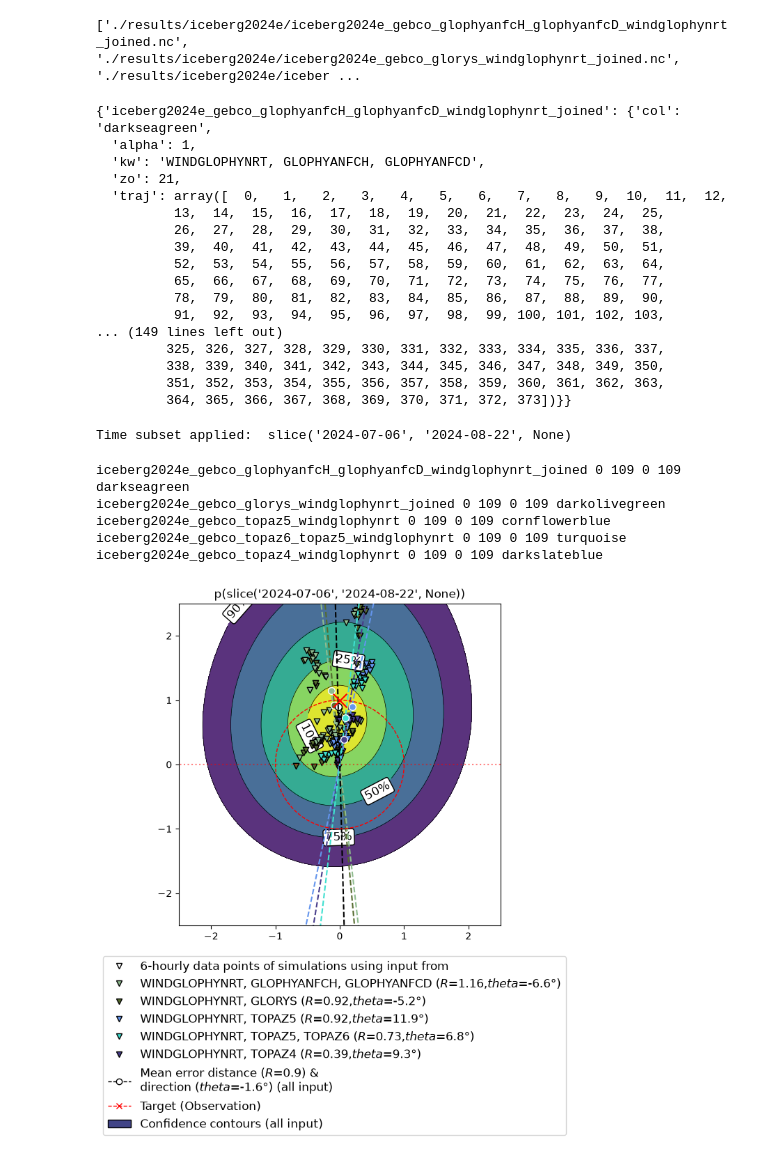
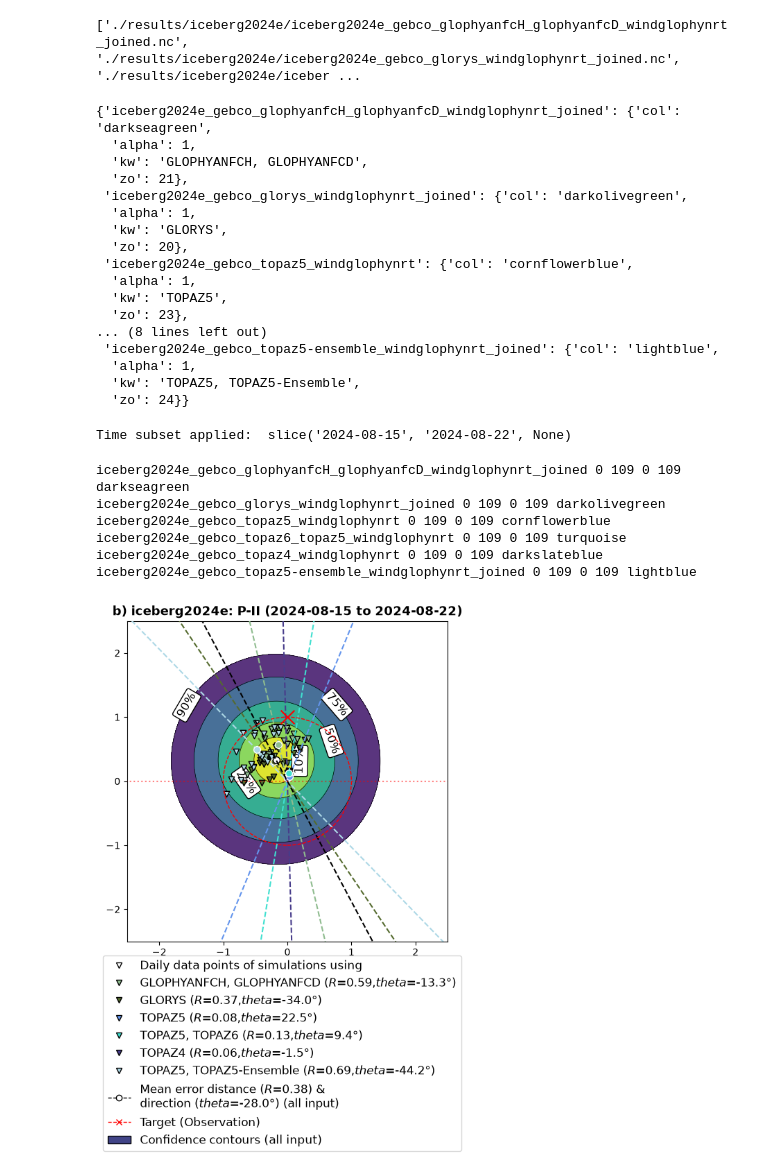
Before and after one commit to lia-f-h/openberg_july2026, a Jupyter notebook: scripts/polarplot_mult_new.ipynb, the cells around one changed output. Drawn from its saved outputs; the diff is of its cells as text; code cells hidden in the pictures.

```diff
--- a/scripts/polarplot_mult_new.ipynb
+++ b/scripts/polarplot_mult_new.ipynb
@@ -39,33 +39,35 @@ for f in legenddict:
     ll = []
     for l in legenddict_full:
         if (l!='ICEBERG') and (l.lower() in f.lower()): ll = ll+[l]
+    ll = [lll for lll in ll if 'WIND' not in lll]
     legenddict[f]={'col':legenddict_full[ll[-1]]['col'], 'alpha':1, 'kw':', '.join(ll),'zo':legenddict_full[ll[-1]]['zo'],
-                 'traj':np.arange(obs.time.size*11)}
+                 'traj':np.arange(obs.time.size*11)
+                  }
 #manual adaptions
 # legenddict['iceberg2018b_gebco_topaz4_windglophyre']['zo']=25
 # legenddict['iceberg2011w1_gebco_nextsimre_topaz4_arcmfcwamre_windglophyre_newocefmix_joined']['col']='pink'
 # legenddict['iceberg2011w1_gebco_nextsimre_glorys_windglophyre_newcoefmix_joined']['zo']=18
 # legenddict['iceberg2011w1_gebco_nextsimre_topaz4_windglophyre_newcoefmix_joined']['zo']=18
 
-legenddict
+{k:{k2:v2 for k2,v2 in v.items() if k2!='traj'} for k,v in legenddict.items()}
 # %% [output]
 {'iceberg2024e_gebco_glophyanfcH_glophyanfcD_windglophynrt_joined': {'col': 'darkseagreen',
   'alpha': 1,
-  'kw': 'WINDGLOPHYNRT, GLOPHYANFCH, GLOPHYANFCD',
-  'zo': 21,
-  'traj': array([  0,   1,   2,   3,   4,   5,   6,   7,   8,   9,  10,  11,  12,
-          13,  14,  15,  16,  17,  18,  19,  20,  21,  22,  23,  24,  25,
-          26,  27,  28,  29,  30,  31,  32,  33,  34,  35,  36,  37,  38,
-          39,  40,  41,  42,  43,  44,  45,  46,  47,  48,  49,  50,  51,
-          52,  53,  54,  55,  56,  57,  58,  59,  60,  61,  62,  63,  64,
-          65,  66,  67,  68,  69,  70,  71,  72,  73,  74,  75,  76,  77,
-          78,  79,  80,  81,  82,  83,  84,  85,  86,  87,  88,  89,  90,
-          91,  92,  93,  94,  95,  96,  97,  98,  99, 100, 101, 102, 103,
-... (149 lines left out)
-         325, 326, 327, 328, 329, 330, 331, 332, 333, 334, 335, 336, 337,
-         338, 339, 340, 341, 342, 343, 344, 345, 346, 347, 348, 349, 350,
-         351, 352, 353, 354, 355, 356, 357, 358, 359, 360, 361, 362, 363,
-         364, 365, 366, 367, 368, 369, 370, 371, 372, 373])}}
+  'kw': 'GLOPHYANFCH, GLOPHYANFCD',
+  'zo': 21},
+ 'iceberg2024e_gebco_glorys_windglophynrt_joined': {'col': 'darkolivegreen',
+  'alpha': 1,
+  'kw': 'GLORYS',
+  'zo': 20},
+ 'iceberg2024e_gebco_topaz5_windglophynrt': {'col': 'cornflowerblue',
+  'alpha': 1,
+  'kw': 'TOPAZ5',
+  'zo': 23},
+... (8 lines left out)
+ 'iceberg2024e_gebco_topaz5-ensemble_windglophynrt_joined': {'col': 'lightblue',
+  'alpha': 1,
+  'kw': 'TOPAZ5, TOPAZ5-Ensemble',
+  'zo': 24}}
 # %%
 try: #if not joined
     simall = xr.open_mfdataset(file_l,concat_dim="run",combine="nested")
@@ -82,7 +84,8 @@ except:     #if joined already
                      'traj':np.arange(obs.time.size*11)}
 # %%
 # --- Subset---
-apn = dict_analysis_period[ib]['full']
+apni=2
+apn = dict_analysis_period[ib][apni]
 
 # ---Trajectory subset
 sim = simall
@@ -113,18 +116,20 @@ sim_obssubtime = sim.sel(time=obs_subtime.time, method="nearest")
 sim_sub = sim_obssubtime
 obs_sub = obs_subtime
 # %% [output]
-Time subset applied:  slice('2024-07-06', '2024-08-22', None)
+Time subset applied:  slice('2024-08-15', '2024-08-22', None)
 # %%
 # del polarplot_m
 # from openberg_july2026.src2.utils3 import polarplot_m
-out = polarplot_m(sim_sub,obs_sub,legenddict,title='p(%s)'%apn)
+subplotnr = 'b'
+out = polarplot_m(sim_sub,obs_sub,legenddict,title='%s: P-%s (%s to %s)'%(str(subplotnr)+') '+ib,'I'*apni,apn.start,apn.stop),save=ib+'_P'+str(apni),legend=True,titlefs=13)
 # %% [output]
 iceberg2024e_gebco_glophyanfcH_glophyanfcD_windglophynrt_joined 0 109 0 109 darkseagreen
 iceberg2024e_gebco_glorys_windglophynrt_joined 0 109 0 109 darkolivegreen
 iceberg2024e_gebco_topaz5_windglophynrt 0 109 0 109 cornflowerblue
 iceberg2024e_gebco_topaz6_topaz5_windglophynrt 0 109 0 109 turquoise
 iceberg2024e_gebco_topaz4_windglophynrt 0 109 0 109 darkslateblue
+iceberg2024e_gebco_topaz5-ensemble_windglophynrt_joined 0 109 0 109 lightblue
-[figure, old version]
+[figure, new version]
 # %%
 #means
 [{k:(float(v[0]),int(np.round(v[1])))} for k,v in out['mean'].items() if k != 'all']
```
Also changed, not shown: parts of 3 cells of this notebook, 23 other files.
